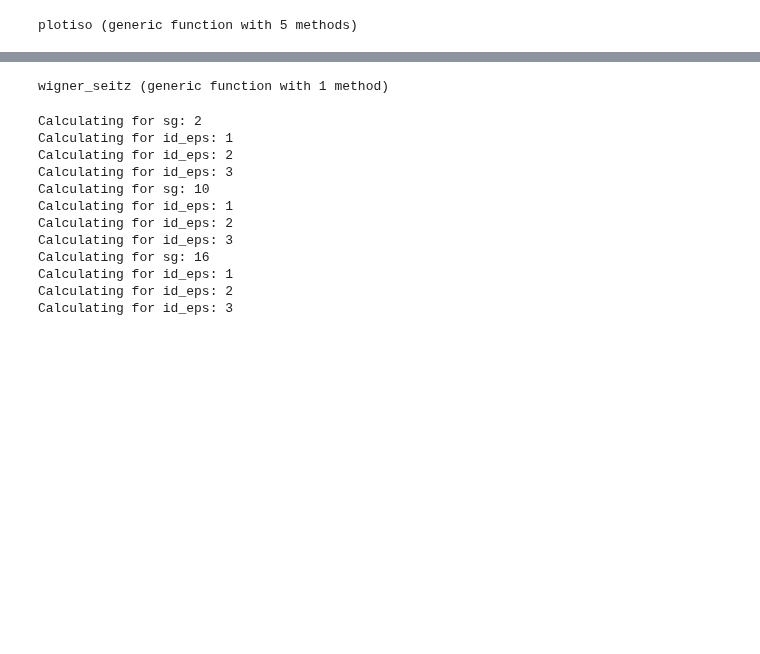
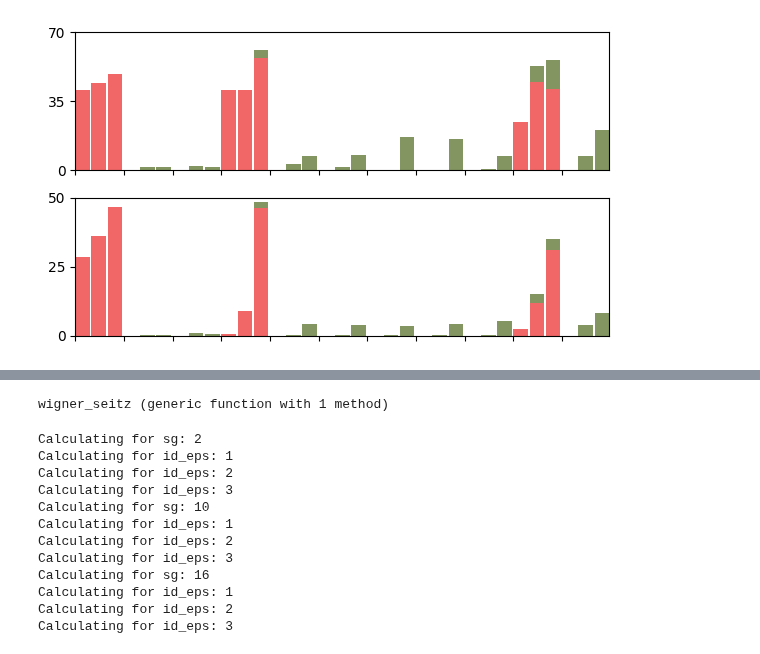
Before and after one commit to AliGhorashiCMT/Topological-Prevalence, a Jupyter notebook: Figure 2.ipynb, the cells around one changed output, grey strips where cells are left out. Saved outputs shown, nothing was run; the diff lists cells and outputs as text; code cells hidden in the pictures; blank space fills up the shorter version.

Commit message:
spruced up bar graphs

```diff
--- a/Figure 2.ipynb
+++ b/Figure 2.ipynb
@@ -2,3 +2,5 @@
 using Crystalline, MPBUtils, JLD2, LinearAlgebra, StaticArrays, SymmetryBases, PyPlot, DelimitedFiles, PrettyTables, Brillouin
 using PyCall
 np = pyimport("numpy")
+include("plotting_utilities.jl")
+cm = 1/2.54;
@@ -7,4 +6,0 @@ PyObject <module 'numpy' from '/home/gridsan/aligho/.local/lib/python3.8/site-pa
-# %%
-include("plotting_utilities.jl")
-# %% [output]
-plotiso (generic function with 5 methods)
@@ -10,0 +13,40 @@ plotiso (generic function with 5 methods)
+# %%
+symeigs_dir = "./symeigs/"
+
+stable_count = Dict{Tuple{Integer, Integer, String}, Vector{Float64}}()
+fragile_count = Dict{Tuple{Integer, Integer, String}, Vector{Float64}}()
+
+for sg in [2, 6, 9:17...]
+    loaded_data = load(symeigs_dir*"sg$sg-data.jld2")
+    merge!(stable_count,  Dict(x => y[1:3] ./ 100 for (x, y) in loaded_data["stable_count"]))
+    merge!(fragile_count, Dict(x => y[1:3] ./ 100 for (x, y) in loaded_data["fragile_count"]))
+end
+# %%
+color_stable = "#F16667"
+color_fragile = "#839561"
+bar_width = 0.9
+
+figure(figsize=(17.5*cm, 10*cm))
+subplot(2, 1, 1)
+fig2_stable_data = vcat([stable_count[(sg, 3, "te")] for sg  in [2, 6, 9:17...]]...);
+fig2_fragile_data = vcat([fragile_count[(sg, 3, "te")] for sg  in [2, 6, 9:17...]]...);
+
+bar(1:33, fig2_stable_data, color=color_stable, width=bar_width)
+bar(1:33, fig2_fragile_data, bottom = fig2_stable_data, color=color_fragile, width=bar_width)
+xticks(0.55:3:33.45, "")
+xlim(0.55, 33.45)
+yticks([0, 35, 70])
+ylim(0, 70)
+
+subplot(2, 1, 2)
+fig2_stable_data = vcat([stable_count[(sg, 3, "tm")] for sg  in [2, 6, 9:17...]]...);
+fig2_fragile_data = vcat([fragile_count[(sg, 3, "tm")] for sg  in [2, 6, 9:17...]]...);
+
+bar(1:33, fig2_stable_data, color=color_stable, width=bar_width)
+bar(1:33, fig2_fragile_data, bottom = fig2_stable_data, color=color_fragile, width=bar_width);
+xticks(0.55:3:33.45, "");
+xlim(0.55, 33.45 );
+yticks([0, 25, 50])
+ylim(0, 50);
+# %% [output]
+[figure, added]
```
Also changed, not shown: parts of 6 cells of this notebook.
